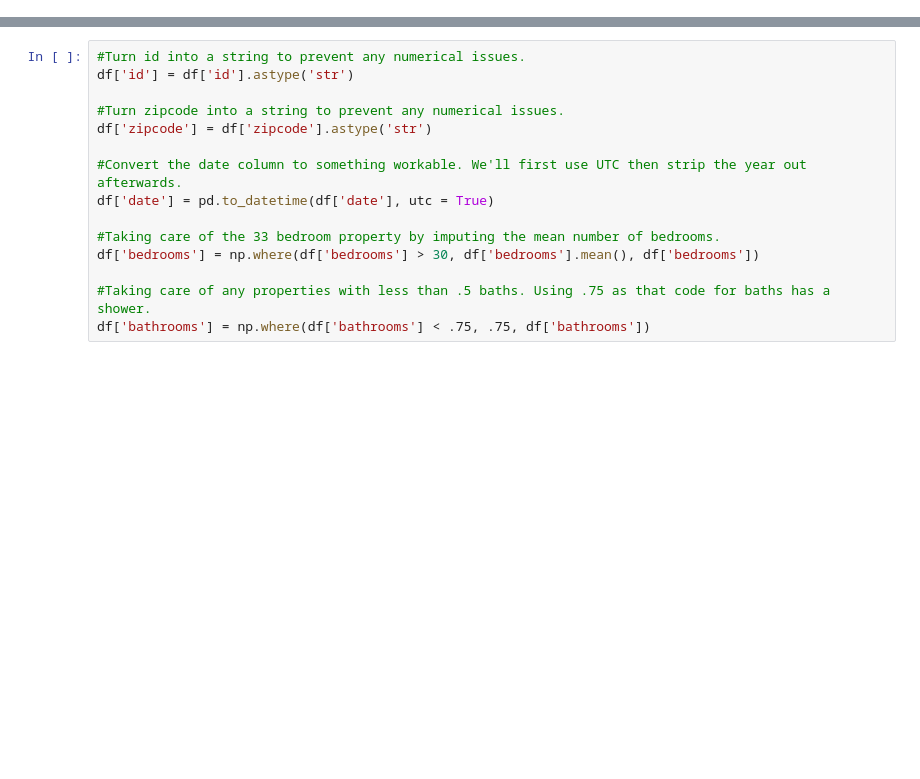
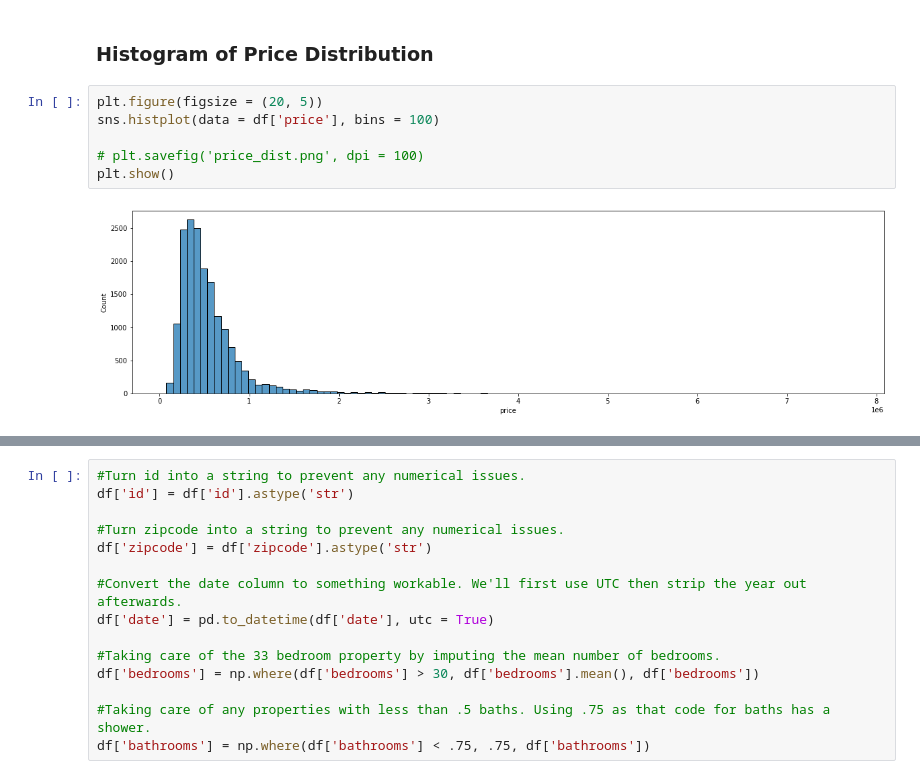
Before and after one commit to Mynusjanai/flatiron-p2-housing, a Jupyter notebook: final_housing_notebook.ipynb, the cells around one changed output, grey strips where cells are left out. Drawn from its saved outputs; the diff is of its cells as text; blank space fills up the shorter version.

```diff
--- a/final_housing_notebook.ipynb
+++ b/final_housing_notebook.ipynb
@@ -56,0 +87,10 @@ Length: 136, dtype: float64
+# %% [markdown]
+### Histogram of Price Distribution
+# %%
+plt.figure(figsize = (20, 5))
+sns.histplot(data = df['price'], bins = 100)
+
+# plt.savefig('price_dist.png', dpi = 100)
+plt.show()
+# %% [output]
+[figure, added]
```
Also changed, not shown: parts of 173 cells of this notebook, 12 other files.
